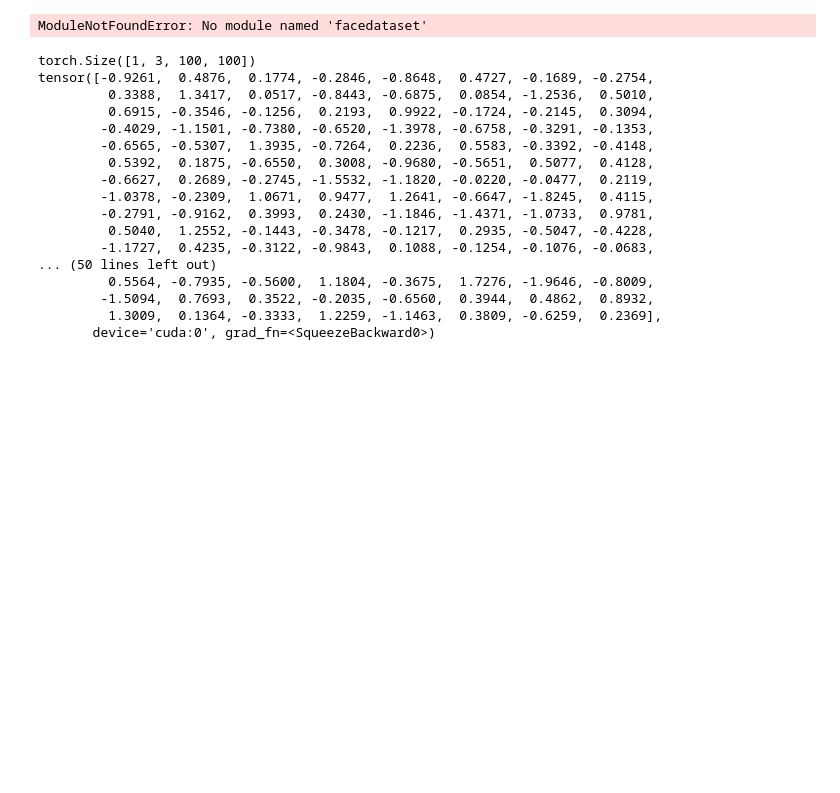
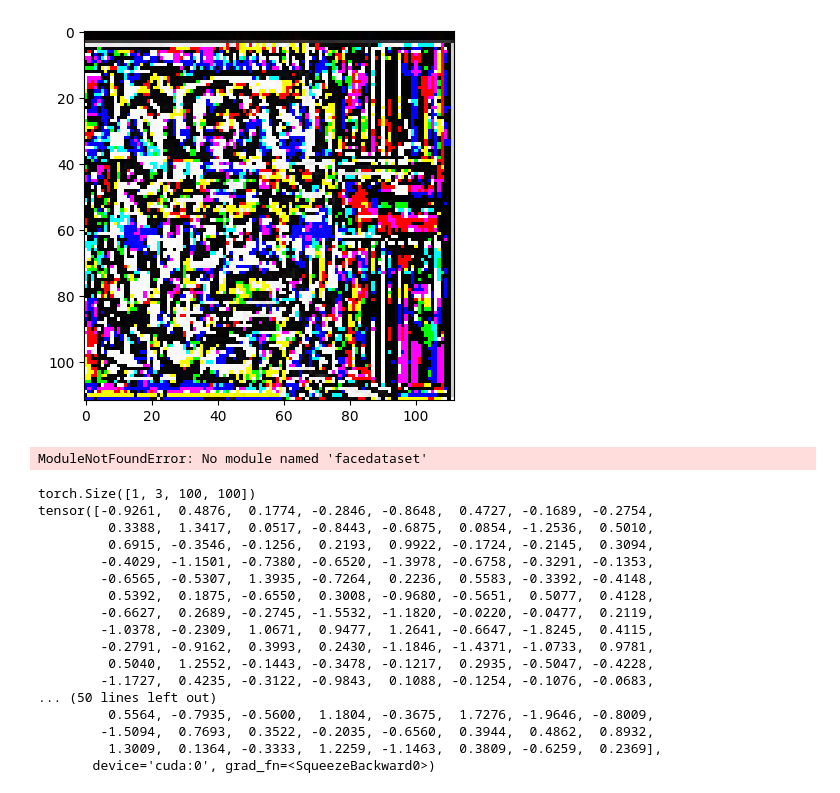
Before and after one commit to zacharyyahn/FaceCloak, a Jupyter notebook: sandbox.ipynb, the cells around one changed output. Drawn from its saved outputs; the diff is of its cells as text; code cells hidden in the pictures; blank space fills up the shorter version.

```diff
--- a/sandbox.ipynb
+++ b/sandbox.ipynb
@@ -53,3 +115,15 @@ New range: -0.5237944750182697 8.686648399843847
+# %%
+clean = cv2.imread("data/privacy_celeb/figure/baldwin.png")
+pert = cv2.imread("data/cloaked/cloak_privacy_celeb_figure_ArcFace_afog_cloak_multi_sticker_0_highpass_0_dssim_0.0_max_pert_8_pert_step_2_ims_8_none/baldwin.jpg")
+
+pert = cv2.resize(pert, (112, 112))
+clean = cv2.resize(clean, (112, 112))
+
+diff = clean - pert
+plt.imshow(diff)
+plt.show()
+# %% [output]
+[figure, added]
 # %%
 # %% [output]
 ModuleNotFoundError: No module named 'facedataset'
```
Also changed, not shown: parts of 2 cells of this notebook, 12 other files.
